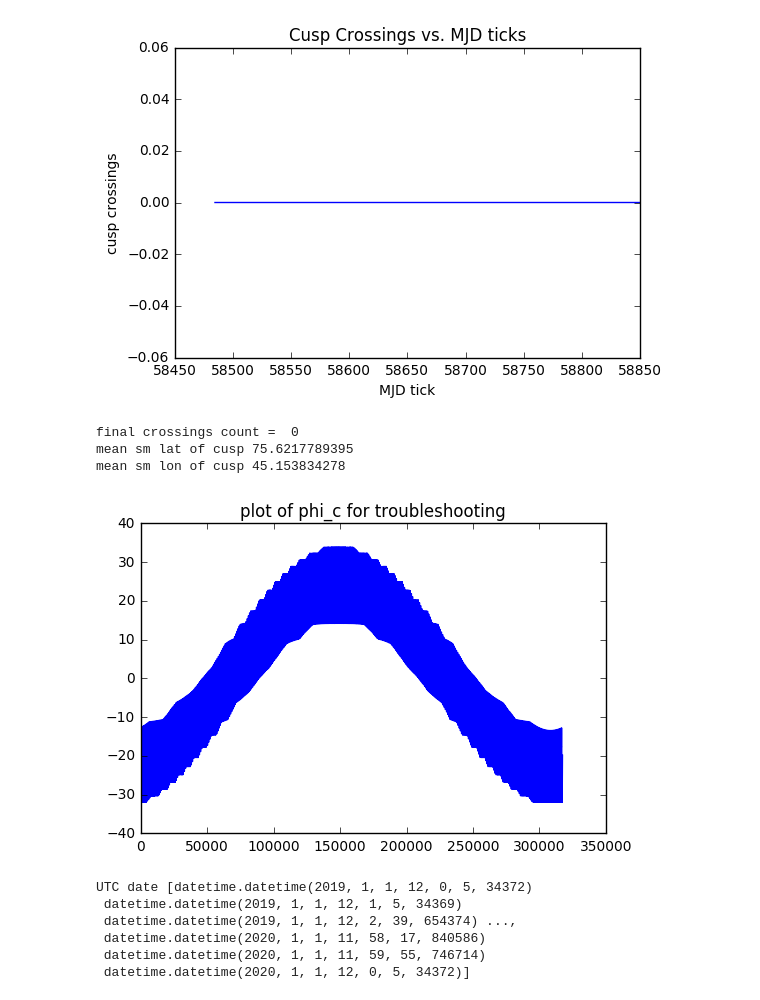
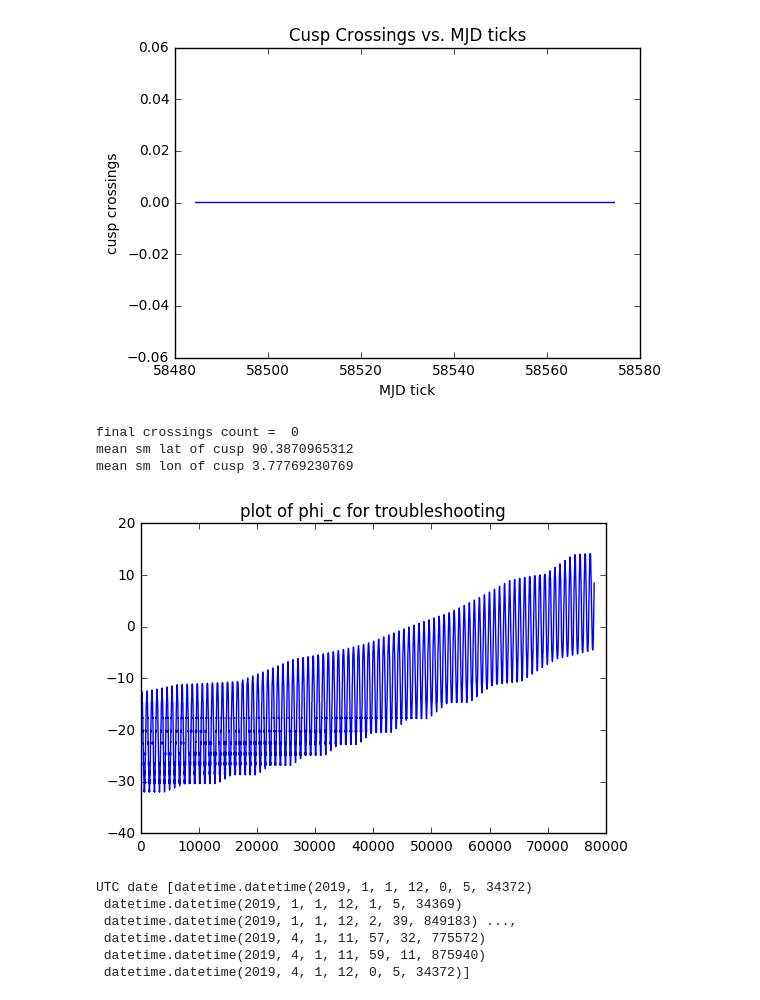
Before and after one commit to fsbr/se3-path-planner, a Jupyter notebook: modularPlanner/Working Cusp Test of Latitude.ipynb, the cells around one changed output. Cells and saved outputs as stored; diff of their text form; code cells hidden in the pictures.

```diff
--- a/modularPlanner/Working Cusp Test of Latitude.ipynb
+++ b/modularPlanner/Working Cusp Test of Latitude.ipynb
@@ -12,9 +12,10 @@ import sys
 earth_radius_ax = 1.5*6371 #km
 #adding the year data here so I don't have to crush my github repo
 pathname = '../../data-se3-path-planner/yearData/cuspCrossings2019/'
+pathname = '../../batch2019/'
 sys.path.append(pathname)
 # %%
-df = pd.read_csv(pathname+'Jan0.csv')
+df = pd.read_csv(pathname+'Jan55_results.csv')
 # df = pd.read_csv(pathname+'65_year.csv')
 # df = pd.read_csv(pathname+'Jan65.csv')
 # df = pd.read_csv(pathname+'Jan80.csv')
@@ -101,6 +100,6 @@ plt.show()
 # %%
 # the working configuration is 'SM'
-spacecraft_sph = spacecraft.convert('SM','sph')
-cusp_location_sph = cusp_location.convert('SM','sph')
+spacecraft_sph = spacecraft.convert('GSM','sph')
+cusp_location_sph = cusp_location.convert('GSM','sph')
 # %%
 # making the plots
@@ -131,32 +130,33 @@ modlat [ 118.56000711  118.46873751  118.32822674 ...,  119.37745223  119.229047
 # %%
 # count it up
 count = []
 c = 0
 for satlat,cusplat, satlon,cusplon in zip(spacecraft_sph.lati, modlat, spacecraft_sph.long, cusp_location_sph.long):
-    if 0<=cusplon<180 and abs(satlat - cusplat)<=4 and abs(satlon-cusplon)<=4:
+    # 0<=cusplon<180
+    if -15<cusplon<15 and 60<=cusplat and abs(satlat - cusplat)<=4 and abs(satlon-cusplon)<=4:
         # right now i'm using +/- 2 deg for the latitude,
         # and +/- 2 deg for the longitude
         c+=1
         count.append(c)
     else:
         count.append(c)
 
 plt.plot(spacecraft_sph.ticks.MJD, count)
 plt.xlabel('MJD tick')
 plt.ylabel('cusp crossings')
 plt.title('Cusp Crossings vs. MJD ticks')
 #plt.xlim([58700, 58800])
 plt.show()
 print("final crossings count = ",c)
 
 # mean latitude of the cusp
 print("mean sm lat of cusp", 90 - sum(cusp_location_sph.lati)/len(cusp_location_sph.lati))
 print("mean sm lon of cusp", sum(cusp_location_sph.long)/len(cusp_location_sph.long))
 # %% [output]
-[figure, old version]
+[figure, new version]
 final crossings count =  0
-mean sm lat of cusp 75.6217789395
-mean sm lon of cusp 45.153834278
+mean sm lat of cusp 90.3870965312
+mean sm lon of cusp 3.77769230769
 # %%
 # lets' see if we can check the psi function before 1pm
 r = 1.127
@@ -170,10 +170,10 @@ plt.show()
 # show the date in UTC
 print("UTC date", spacecraft_sph.ticks.UTC)
 # %% [output]
-[figure, old version]
+[figure, new version]
 UTC date [datetime.datetime(2019, 1, 1, 12, 0, 5, 34372)
  datetime.datetime(2019, 1, 1, 12, 1, 5, 34369)
- datetime.datetime(2019, 1, 1, 12, 2, 39, 654374) ...,
- datetime.datetime(2020, 1, 1, 11, 58, 17, 840586)
- datetime.datetime(2020, 1, 1, 11, 59, 55, 746714)
- datetime.datetime(2020, 1, 1, 12, 0, 5, 34372)]
+ datetime.datetime(2019, 1, 1, 12, 2, 39, 849183) ...,
+ datetime.datetime(2019, 4, 1, 11, 57, 32, 775572)
+ datetime.datetime(2019, 4, 1, 11, 59, 11, 875940)
+ datetime.datetime(2019, 4, 1, 12, 0, 5, 34372)]
```
Also changed, not shown: parts of 4 cells of this notebook, 6 other files.
